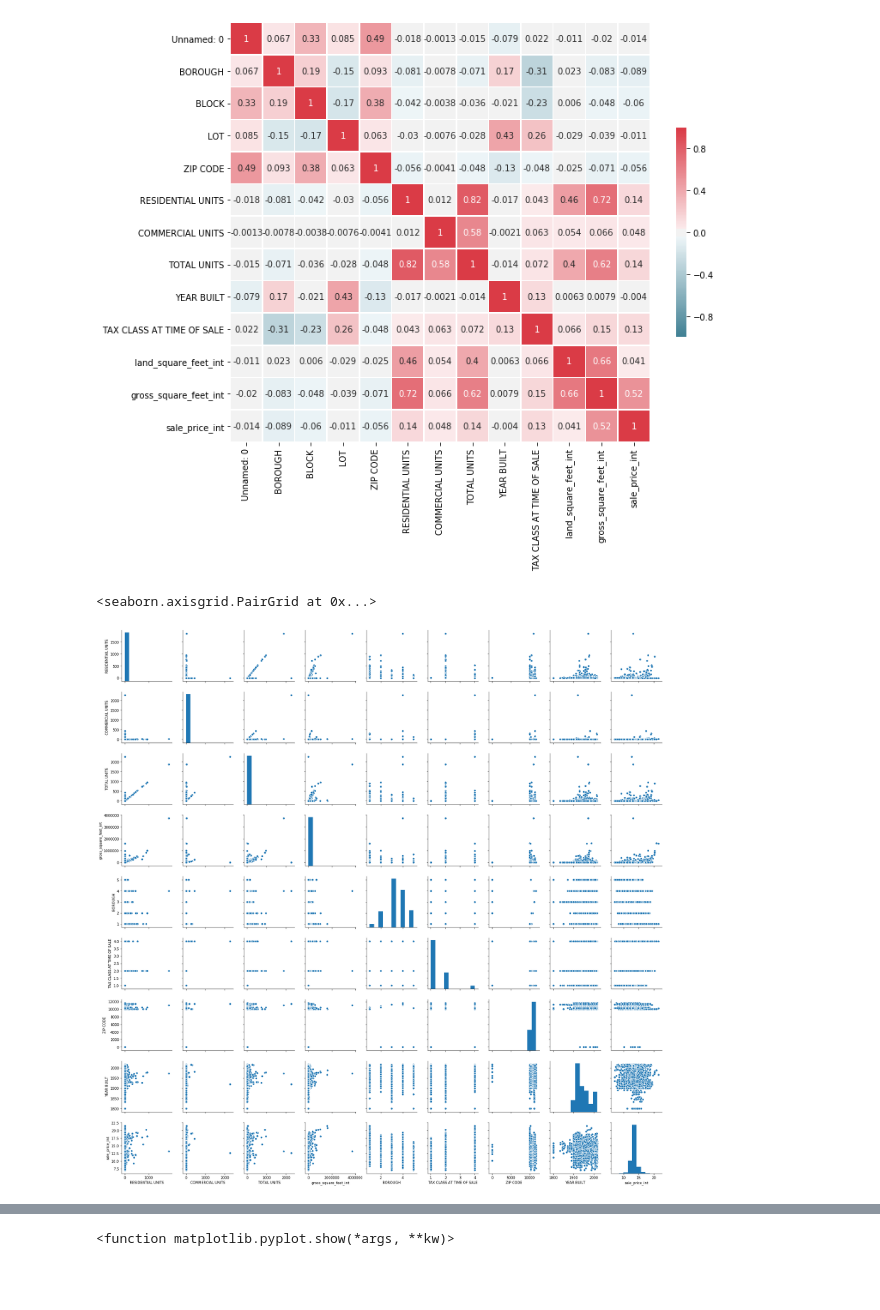
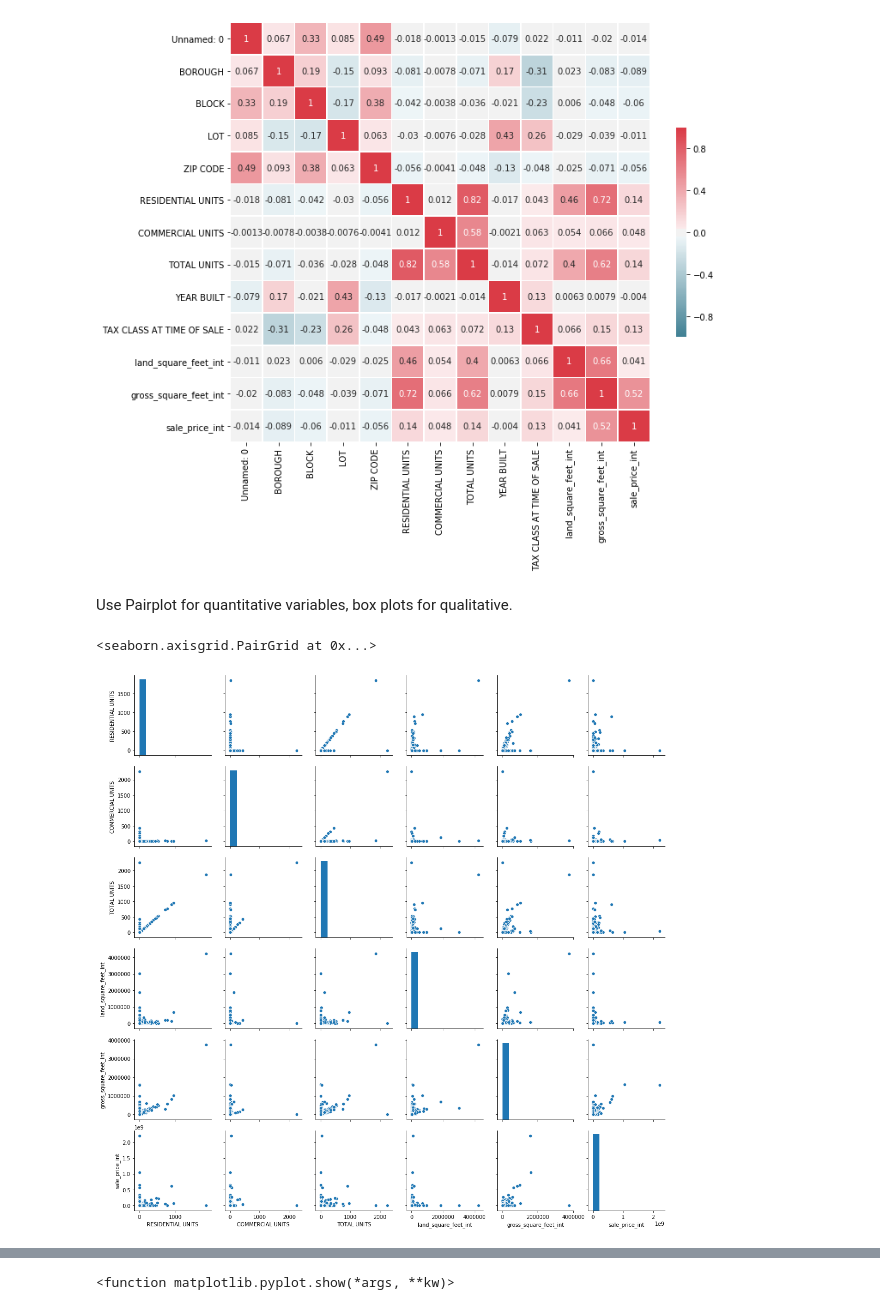
Before and after one commit to kmart8/DS-502-Project, a Jupyter notebook: NYC Dataset Notebook.ipynb, the cells around one changed output, grey strips where cells are left out. Cells and saved outputs as stored; diff of their text form; code cells hidden in the pictures; blank space fills up the shorter version.

```diff
--- a/NYC Dataset Notebook.ipynb
+++ b/NYC Dataset Notebook.ipynb
@@ -64,10 +68,12 @@ sns.heatmap(corr, cmap=cmap, vmax=1,vmin=-1, center=0,
 # %% [output]
 <matplotlib.axes._subplots.AxesSubplot at 0x...>
 [figure]
+# %% [markdown]
+Use Pairplot for quantitative variables, box plots for qualitative.
 # %%
 # Correlation plots of the mosts strongly correlated values to sale price
-sns.pairplot(home_data[['RESIDENTIAL UNITS','COMMERCIAL UNITS', 'TOTAL UNITS',
-       'gross_square_feet_int','BOROUGH','TAX CLASS AT TIME OF SALE','ZIP CODE','YEAR BUILT','sale_price_int']])
+sns.pairplot(home_data[['RESIDENTIAL UNITS','COMMERCIAL UNITS', 'TOTAL UNITS', 'land_square_feet_int',
+       'gross_square_feet_int','sale_price_int']])
 # %% [output]
 <seaborn.axisgrid.PairGrid at 0x...>
-[figure, old version]
+[figure, new version]
```
Also changed, not shown: parts of 14 cells of this notebook.
